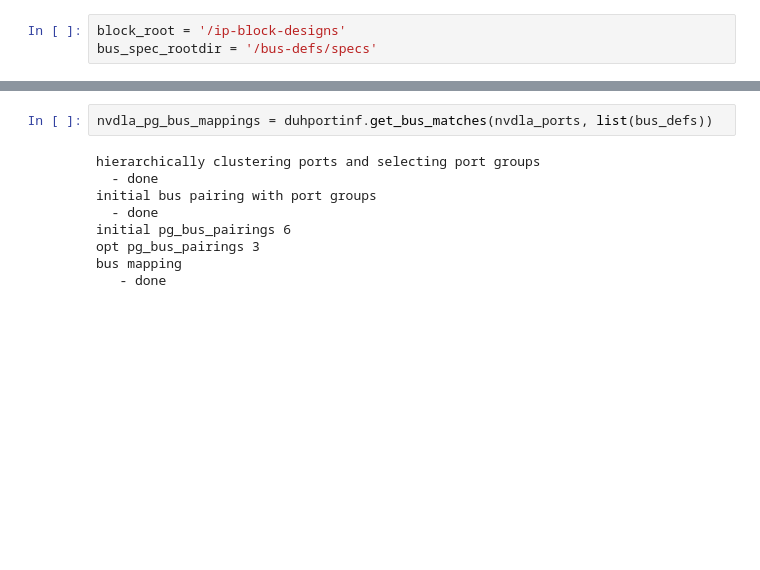
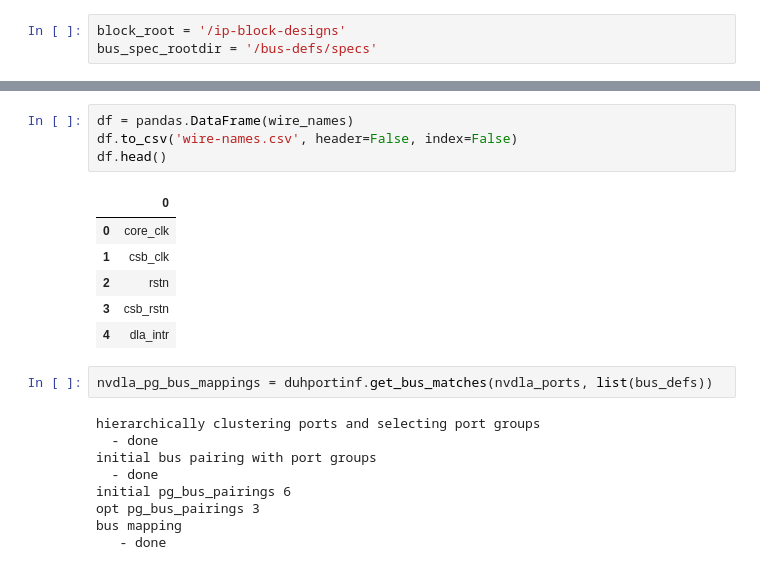
Before and after one commit to sifive/duhportinf, a Jupyter notebook: demo/wire-inference-demo.ipynb, the cells around one changed output, grey strips where cells are left out. Drawn from its saved outputs; the diff is of its cells as text; blank space fills up the shorter version.

```diff
--- a/demo/wire-inference-demo.ipynb
+++ b/demo/wire-inference-demo.ipynb
@@ -61,3 +67,14 @@ here {('nvdla_core2dbb_w_wready', 1, 1), ('nvdla_core2cvsram_aw_awid', 8, -1), (
+# %%
+df = pandas.DataFrame(wire_names)
+df.to_csv('wire-names.csv', header=False, index=False)
+df.head()
+# %% [output]
+|  | 0 |
+| 0 | core_clk |
+| 1 | csb_clk |
+| 2 | rstn |
+| 3 | csb_rstn |
+| 4 | dla_intr |
 # %%
 nvdla_pg_bus_mappings = duhportinf.get_bus_matches(nvdla_ports, list(bus_defs))
 # %% [output]
```
Also changed, not shown: parts of 7 cells of this notebook, 3 other files.
